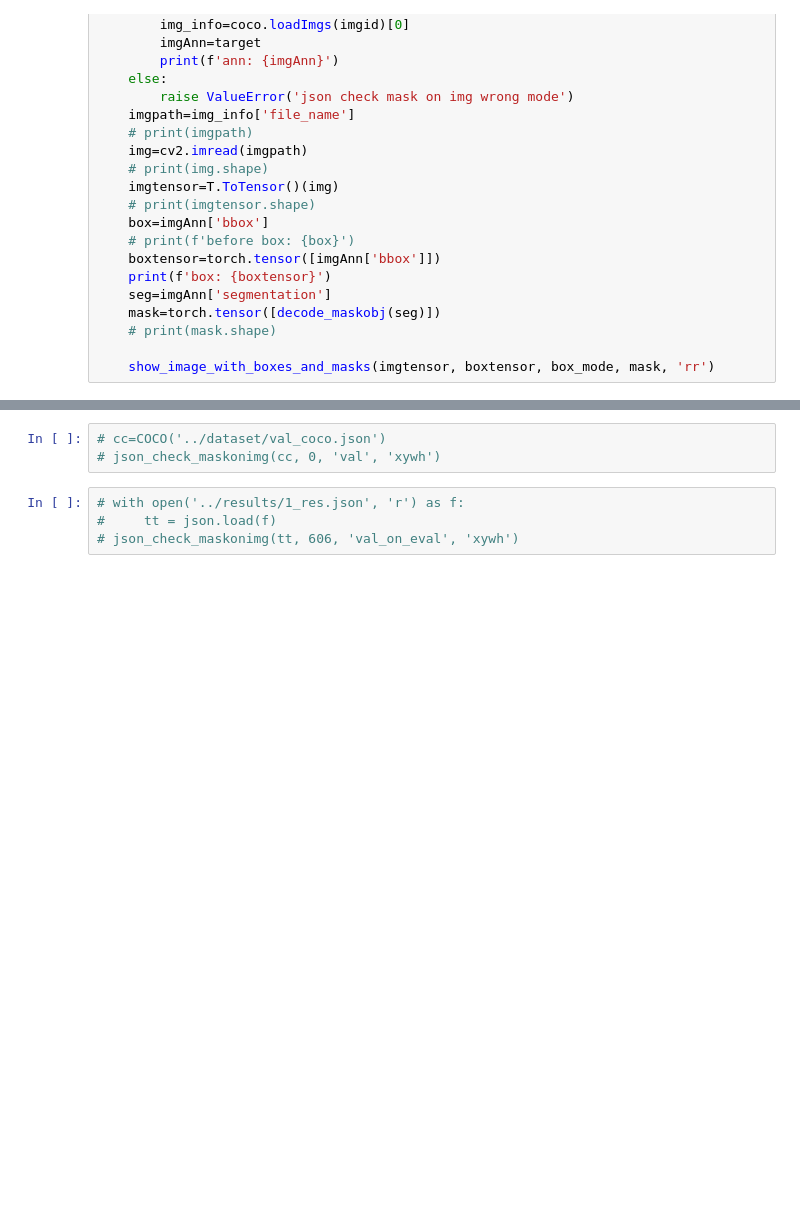
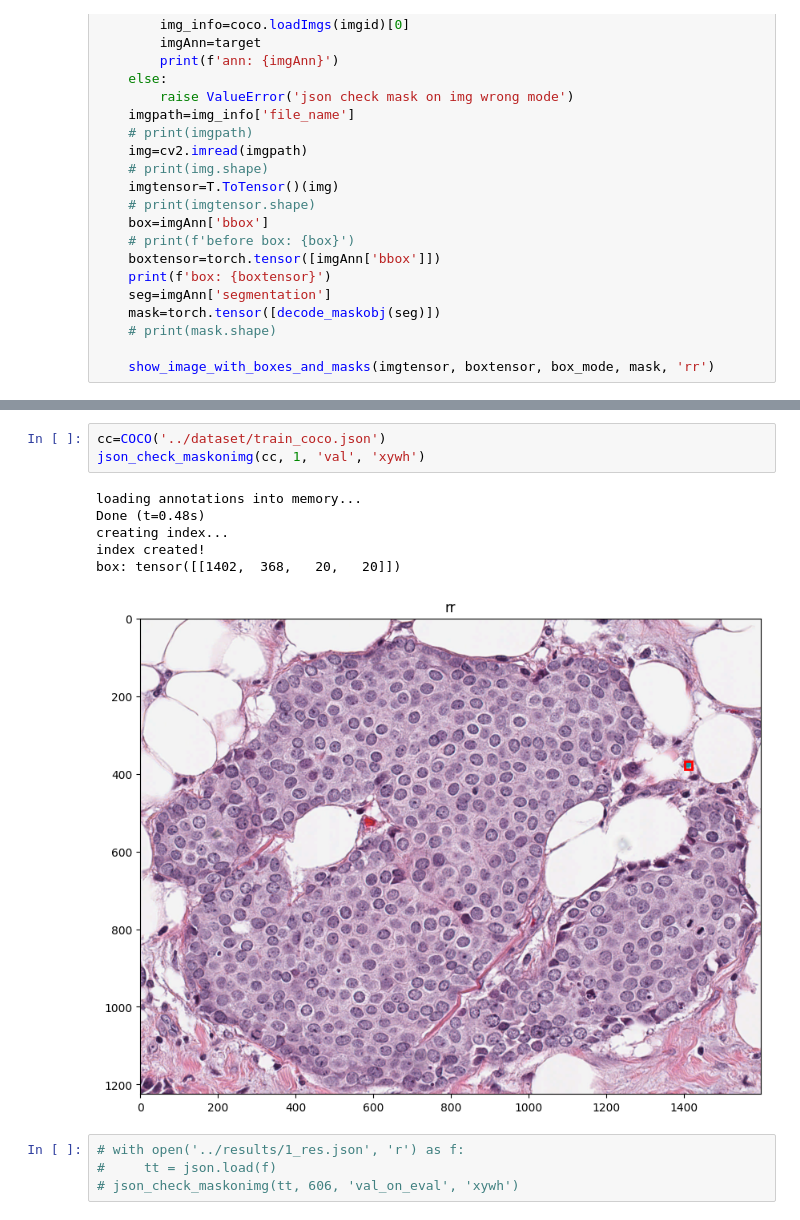
Before and after one commit to Potato-TW/visual_dl, a Jupyter notebook: lab3/src/110550130.ipynb, the cells around one changed output, grey strips where cells are left out. Cells and saved outputs as stored; diff of their text form; blank space fills up the shorter version.

```diff
--- a/lab3/src/110550130.ipynb
+++ b/lab3/src/110550130.ipynb
@@ -574,6 +627,13 @@ def json_check_maskonimg(cc, idx, mode=None, box_mode=None):
 # %%
-# cc=COCO('../dataset/val_coco.json')
-# json_check_maskonimg(cc, 0, 'val', 'xywh')
+cc=COCO('../dataset/train_coco.json')
+json_check_maskonimg(cc, 1, 'val', 'xywh')
+# %% [output]
+loading annotations into memory...
+Done (t=0.48s)
+creating index...
+index created!
+box: tensor([[1402,  368,   20,   20]])
+[figure, added]
 # %%
 # with open('../results/1_res.json', 'r') as f:
 #     tt = json.load(f)
```
Also changed, not shown: parts of 11 cells of this notebook.
